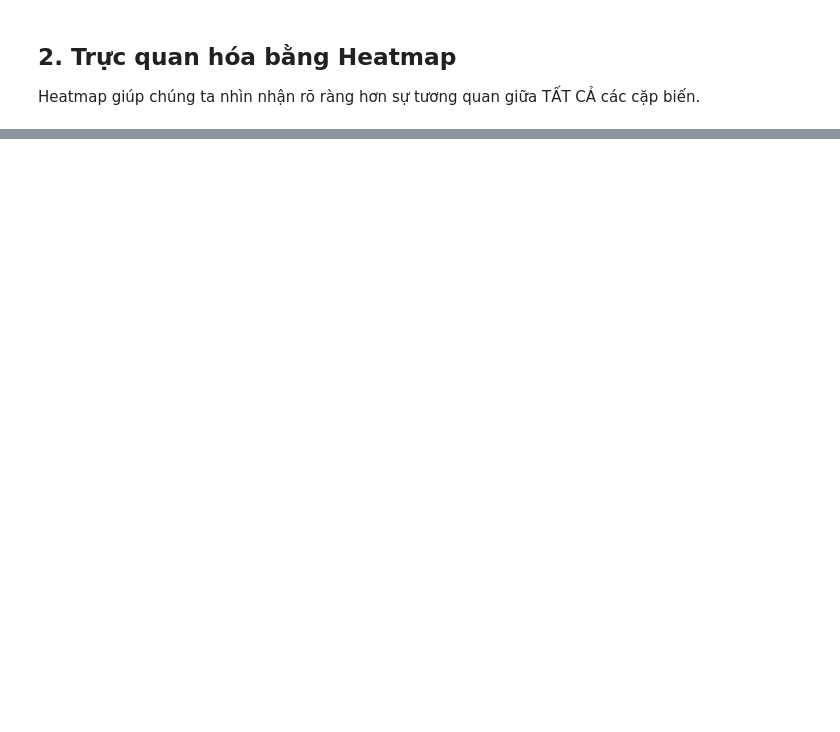
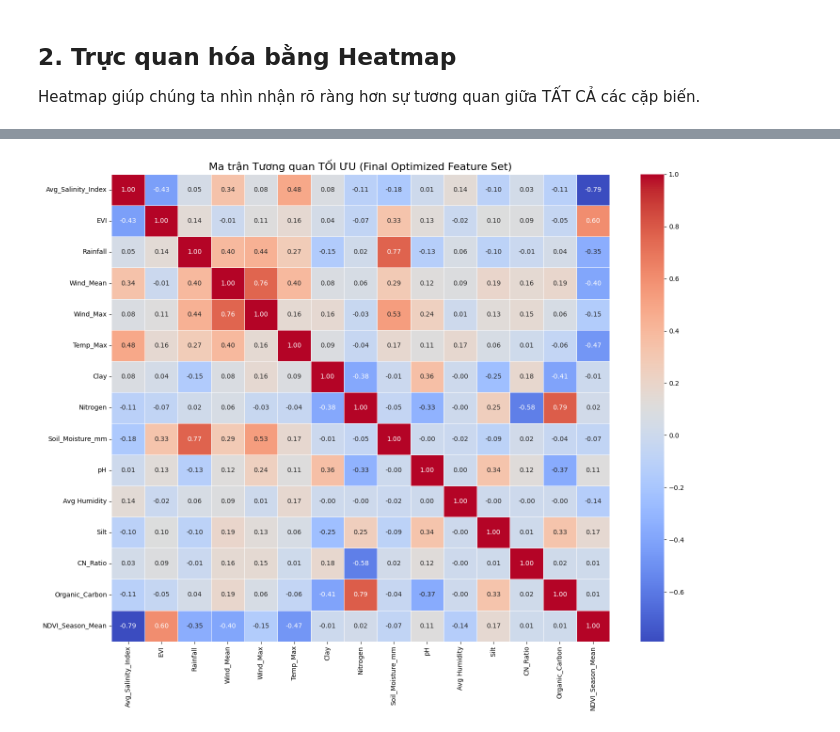
Before and after one commit to AKANEMO22/ADY201m---SU26, a Jupyter notebook: Data Preprocess + Train model/Data_Preprocessing_Correlation.ipynb, the cells around one changed output, grey strips where cells are left out. Cells and saved outputs as stored; diff of their text form; code cells hidden in the pictures; blank space fills up the shorter version.

```diff
--- a/Data Preprocess + Train model/Data_Preprocessing_Correlation.ipynb
+++ b/Data Preprocess + Train model/Data_Preprocessing_Correlation.ipynb
@@ -67,0 +276,14 @@ Dựa vào biểu đồ và các hệ số tương quan với `NDVI_Season_Mean`
+# %%
+# Danh sách các biến dư thừa cần loại bỏ
+final_drops = ['LST_Kelvin', 'Temp_Mean', 'Temp_Min', 'Heat_Stress_Days', 'FPAR', 'LAI']
+
+# Thực hiện Drop
+existing_drops = [col for col in final_drops if col in df.columns]
+if existing_drops:
+    df.drop(columns=existing_drops, inplace=True)
+    print(f"Đã xóa thành công các biến: {existing_drops}")
+else:
+    print("Các biến này đã được xóa từ trước.")
+
+print(f"\nSố lượng Feature sau cùng còn lại: {len(df.columns)}")
+print(df.columns.tolist())
@@ -67,0 +295,9 @@ Dựa vào biểu đồ và các hệ số tương quan với `NDVI_Season_Mean`
+# %%
+# Vẽ lại Heatmap Final để chốt kiến trúc tối ưu (Architecture Lock)
+plt.figure(figsize=(15, 12))
+sns.heatmap(df.select_dtypes(include=[np.number]).corr(), annot=True, fmt='.2f', cmap='coolwarm', linewidths=0.5)
+plt.title('Ma trận Tương quan TỐI ƯU (Final Optimized Feature Set)', fontsize=16)
+plt.tight_layout()
+plt.show()
+# %% [output]
+[figure, added]
```
Also changed, not shown: parts of 54 cells of this notebook.
